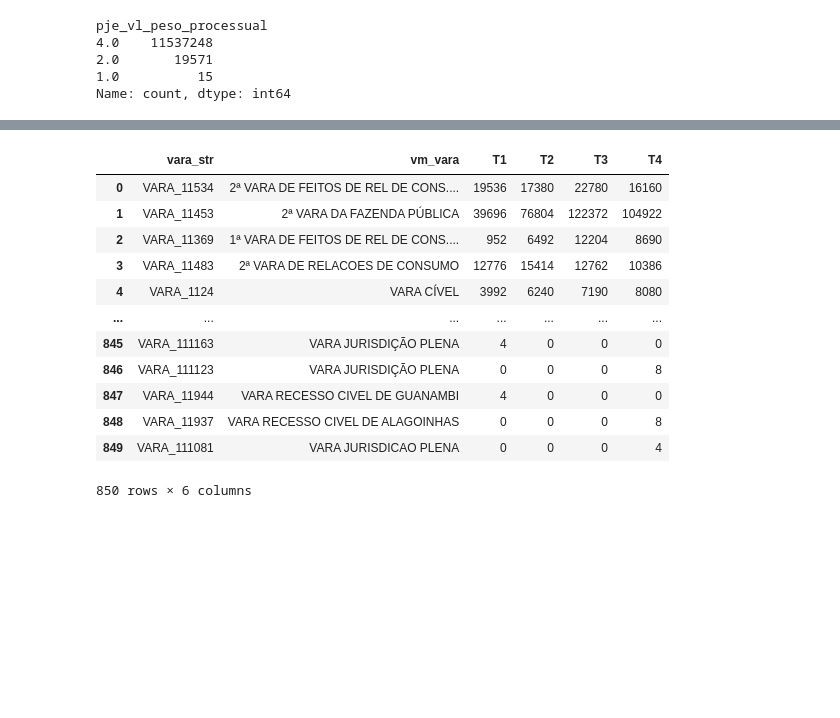
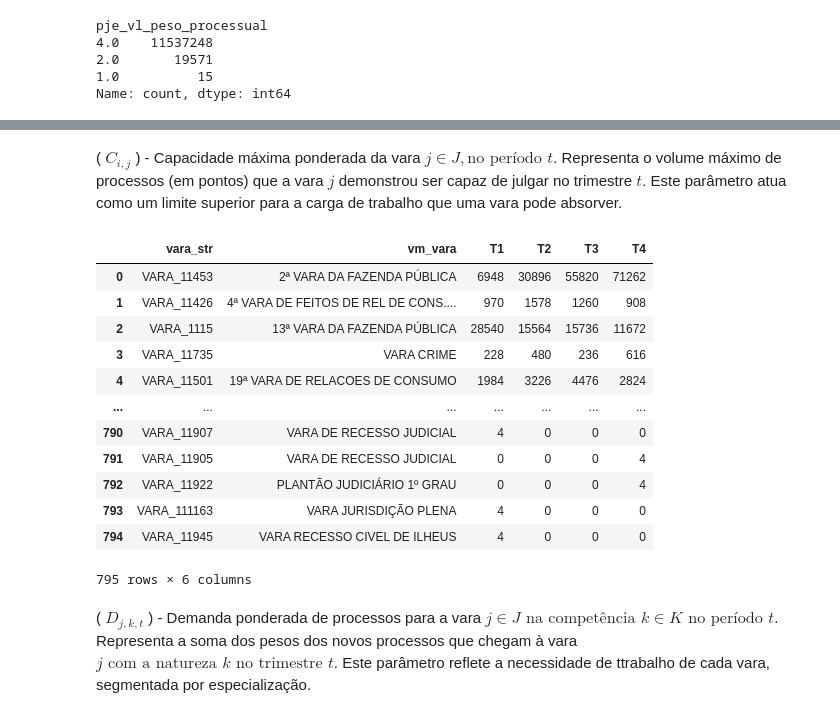
Before and after one commit to houstonsantos/max-jud-tjba, a Jupyter notebook: src/model_tcc/model.ipynb, the cells around one changed output, grey strips where cells are left out. Drawn from its saved outputs; the diff is of its cells as text; code cells hidden in the pictures; blank space fills up the shorter version.

```diff
--- a/src/model_tcc/model.ipynb
+++ b/src/model_tcc/model.ipynb
@@ -243,16 +289,14 @@ df_tjba.drop([
 # %%
-# Algumas colunas tem valores None indicando ausência de dados, mudando para NaN
-#df_tjba['vm_magistrado'] = df_tjba['vm_magistrado'].apply(lambda x: np.nan if x is None else x)
-
 # Colocando dados em letras maiúsculas
 #df_tjba['pje_ds_assunto_principal'] = df_tjba['pje_ds_assunto_principal'].str.upper()
 #df_tjba['pje_ds_orgao_julgador_cargo'] = df_tjba['pje_ds_orgao_julgador_cargo'].str.upper()
 df_tjba['pje_ds_natureza'] = df_tjba['pje_ds_natureza'].str.upper()
-df_tjba['vm_ds_prioridade'] = df_tjba['vm_ds_prioridade'].str.upper()
+#df_tjba['vm_ds_prioridade'] = df_tjba['vm_ds_prioridade'].str.upper()
 
 # Retirando o timestamp
 #df_tjba['vm_dt_recebimento'] = df_tjba['vm_dt_recebimento'].dt.date
 #df_tjba['vm_dt_recebimento'] = pd.to_datetime(df_tjba['vm_dt_recebimento']) # Erro 1001-10-30, at position 93295
+
 df_tjba['vm_dt_movimento'] = df_tjba['vm_dt_movimento'].dt.date
 df_tjba['vm_dt_movimento'] = pd.to_datetime(df_tjba['vm_dt_movimento'])
 # %%
@@ -410,0 +394,15 @@ df_tjba_fil[df_tjba_fil['vm_mapa_magistrado'].isna()]
+# %%
+# Seleciona dados de julgamentos de 2024
+df_julgados = df_tjba[(df_tjba['vm_consulta'] == 'JULGAMENTO') &
+                    (df_tjba['vm_dt_movimento'].dt.year == 2024) &
+                    (df_tjba['vm_sistema'] == 'PJEPG')].drop_duplicates(['vm_processo', 'vm_mapa_magistrado'])
+
+# Convertendo float para int
+df_julgados['pje_vl_peso_processual'] = df_julgados['pje_vl_peso_processual'].astype('Int64')
+df_julgados['vm_mapa_magistrado'] = df_julgados['vm_mapa_magistrado'].astype('Int64')
+
+# Criando campo para identificação dos magistrados
+df_julgados['juiz_str'] = 'JUIZ_' + df_julgados['vm_mapa_magistrado'].astype(str)
+df_julgados['vara_str'] = 'VARA_' + df_julgados['vm_cod_vara'].astype(str)
+
+df_julgados.head()
@@ -625,45 +710,47 @@ E_ik
+# %% [markdown]
+( $C_{i,j}$ ) - Capacidade máxima ponderada da vara $j \in J, \text{no período } t$. Representa o volume máximo de processos (em pontos) que a vara $j$ demonstrou ser capaz de julgar no trimestre $t$. Este parâmetro atua como um limite superior para a carga de trabalho que uma vara pode absorver.
 # %%
-# Gerando df com capacidade ponderada das Varas por período (C_j)
-# Criar registro para cada vara mostrando soma dos "pesos" que ela consegue processar
-C_j = df_tjba_fil[['vara_str', 'vm_vara']].drop_duplicates().reset_index(drop=True)
+C_jt = df_julgados[['vara_str', 'vm_vara']].drop_duplicates().reset_index(drop=True)
 
 # Criando capacidade ponderada para 1º trimestre
-C_j['T1'] = C_j['vara_str'].map(
-    df_tjba_fil[df_tjba_fil['vm_dt_movimento'].dt.quarter == 1]
+C_jt['T1'] = C_jt['vara_str'].map(
+    df_julgados[df_julgados['vm_dt_movimento'].dt.quarter == 1]
     .groupby('vara_str')['pje_vl_peso_processual'].sum()
 ).fillna(0)
 
 # Criando capacidade ponderada para 2º trimestre
-C_j['T2'] = C_j['vara_str'].map(
-    df_tjba_fil[df_tjba_fil['vm_dt_movimento'].dt.quarter == 2]
+C_jt['T2'] = C_jt['vara_str'].map(
+    df_julgados[df_julgados['vm_dt_movimento'].dt.quarter == 2]
     .groupby('vara_str')['pje_vl_peso_processual'].sum()
 ).fillna(0)
 
 # Criando capacidade ponderada para 3º trimestre
-C_j['T3'] = C_j['vara_str'].map(
-    df_tjba_fil[df_tjba_fil['vm_dt_movimento'].dt.quarter == 3]
+C_jt['T3'] = C_jt['vara_str'].map(
+    df_julgados[df_julgados['vm_dt_movimento'].dt.quarter == 3]
     .groupby('vara_str')['pje_vl_peso_processual'].sum()
 ).fillna(0)
 
 # Criando capacidade ponderada para 4º trimestre
-C_j['T4'] = C_j['vara_str'].map(
-    df_tjba_fil[df_tjba_fil['vm_dt_movimento'].dt.quarter == 4]
+C_jt['T4'] = C_jt['vara_str'].map(
+    df_julgados[df_julgados['vm_dt_movimento'].dt.quarter == 4]
     .groupby('vara_str')['pje_vl_peso_processual'].sum()
 ).fillna(0)
 
-C_j
+C_jt
 # %% [output]
 |  | vara_str | vm_vara | T1 | T2 | T3 | T4 |
-| 0 | VARA_11534 | 2ª VARA DE FEITOS DE REL DE CONS.... | 19536 | 17380 | 22780 | 16160 |
-| 1 | VARA_11453 | 2ª VARA DA FAZENDA PÚBLICA | 39696 | 76804 | 122372 | 104922 |
-| 2 | VARA_11369 | 1ª VARA DE FEITOS DE REL DE CONS.... | 952 | 6492 | 12204 | 8690 |
-| 3 | VARA_11483 | 2ª VARA DE RELACOES DE CONSUMO | 12776 | 15414 | 12762 | 10386 |
-| 4 | VARA_1124 | VARA CÍVEL | 3992 | 6240 | 7190 | 8080 |
+| 0 | VARA_11453 | 2ª VARA DA FAZENDA PÚBLICA | 6948 | 30896 | 55820 | 71262 |
+| 1 | VARA_11426 | 4ª VARA DE FEITOS DE REL DE CONS.... | 970 | 1578 | 1260 | 908 |
+| 2 | VARA_1115 | 13ª VARA DA FAZENDA PÚBLICA | 28540 | 15564 | 15736 | 11672 |
+| 3 | VARA_11735 | VARA CRIME | 228 | 480 | 236 | 616 |
+| 4 | VARA_11501 | 19ª VARA DE RELACOES DE CONSUMO | 1984 | 3226 | 4476 | 2824 |
 | ... | ... | ... | ... | ... | ... | ... |
-| 845 | VARA_111163 | VARA JURISDIÇÃO PLENA | 4 | 0 | 0 | 0 |
-| 846 | VARA_111123 | VARA JURISDIÇÃO PLENA | 0 | 0 | 0 | 8 |
-| 847 | VARA_11944 | VARA RECESSO CIVEL DE GUANAMBI | 4 | 0 | 0 | 0 |
-| 848 | VARA_11937 | VARA RECESSO CIVEL DE ALAGOINHAS | 0 | 0 | 0 | 8 |
-| 849 | VARA_111081 | VARA JURISDICAO PLENA | 0 | 0 | 0 | 4 |
+| 790 | VARA_11907 | VARA DE RECESSO JUDICIAL | 4 | 0 | 0 | 0 |
+| 791 | VARA_11905 | VARA DE RECESSO JUDICIAL | 0 | 0 | 0 | 4 |
+| 792 | VARA_11922 | PLANTÃO JUDICIÁRIO 1º GRAU | 0 | 0 | 0 | 4 |
+| 793 | VARA_111163 | VARA JURISDIÇÃO PLENA | 4 | 0 | 0 | 0 |
+| 794 | VARA_11945 | VARA RECESSO CIVEL DE ILHEUS | 4 | 0 | 0 | 0 |
-850 rows × 6 columns
+795 rows × 6 columns
+# %% [markdown]
+( $D_{j,k,t}$ ) - Demanda ponderada de processos para a vara $j \in J \text{ na competência } k \in K \text{ no período } t$. Representa a soma dos pesos dos novos processos que chegam à vara $j \text{ com a natureza } k \text{ no trimestre } t$. Este parâmetro reflete a necessidade de ttrabalho de cada vara, segmentada por especialização.
 # %%
```
Also changed, not shown: parts of 74 cells of this notebook, 2 other files.
